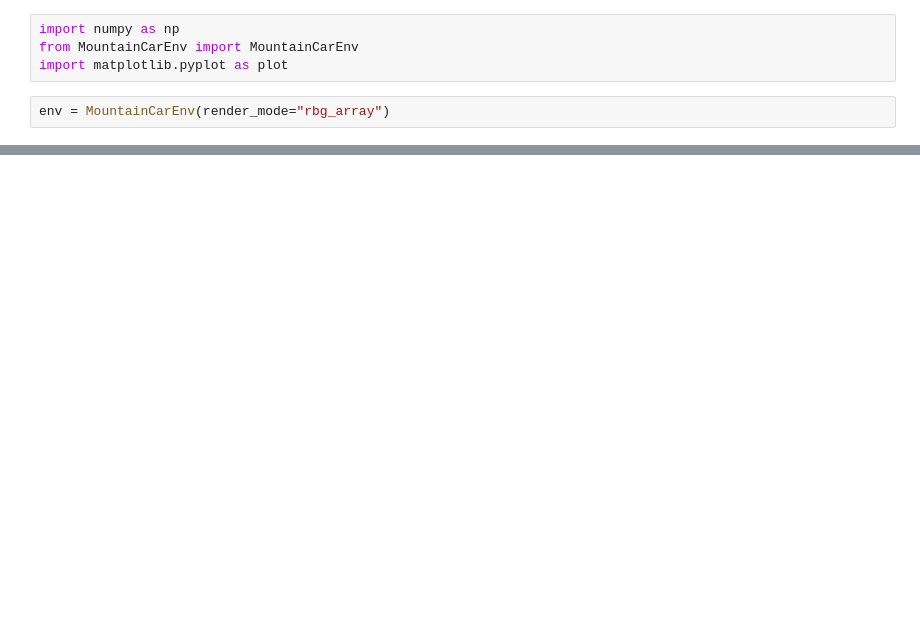
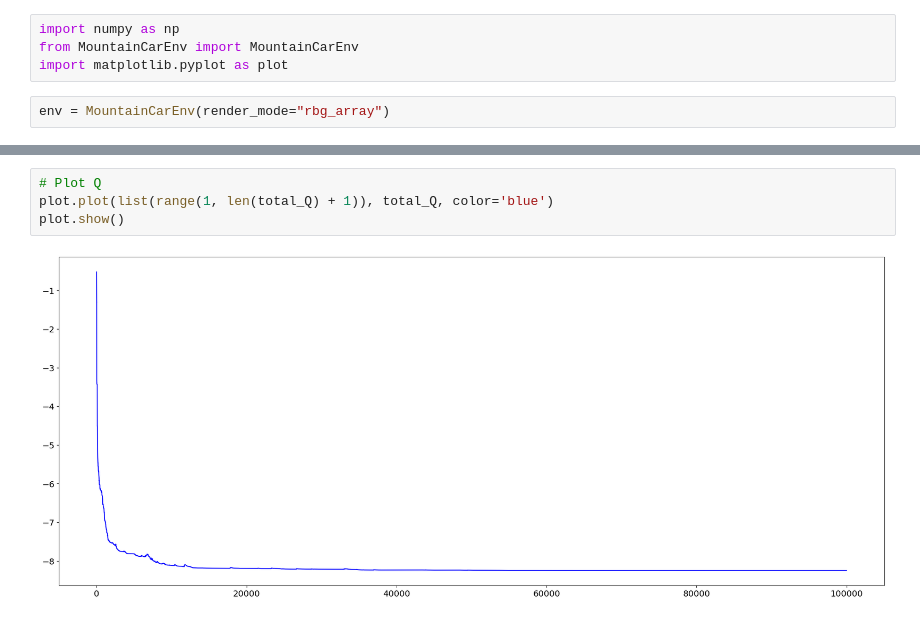
Before and after one commit to nicoandreoli2000/obligatorio-ia, a Jupyter notebook: MountainCar/mountaincar.ipynb, the cells around one changed output, grey strips where cells are left out. Saved outputs shown, nothing was run; the diff lists cells and outputs as text; blank space fills up the shorter version.

```diff
--- a/MountainCar/mountaincar.ipynb
+++ b/MountainCar/mountaincar.ipynb
@@ -108,0 +56,6 @@ plot.show()
+# %%
+# Plot Q
+plot.plot(list(range(1, len(total_Q) + 1)), total_Q, color='blue')
+plot.show()
+# %% [output]
+[figure, added]
```
Also changed, not shown: parts of 8 cells of this notebook, 1 other file.
